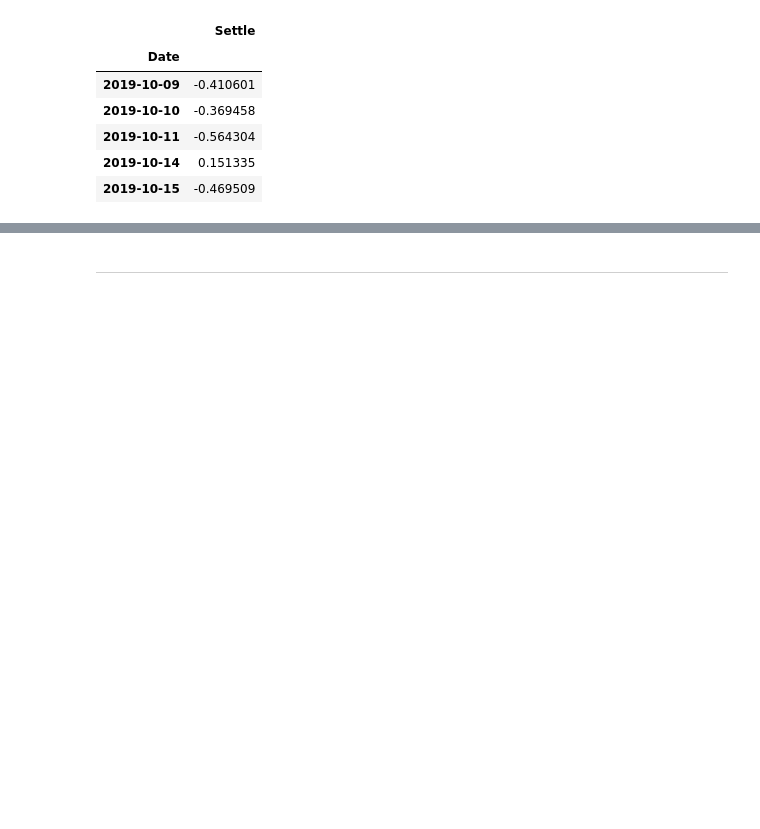
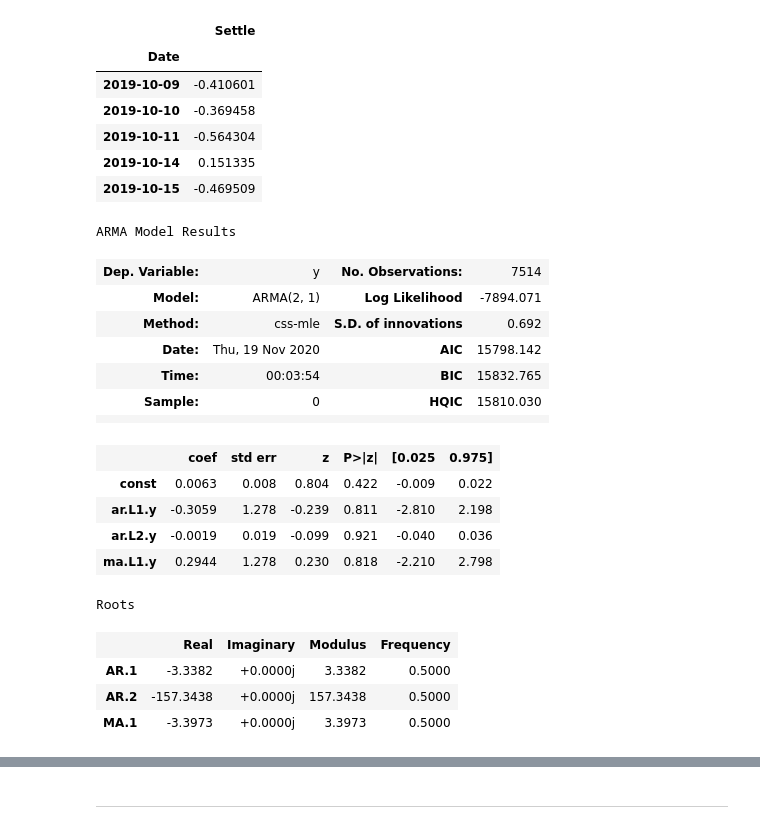
Before and after one commit to campbell8081/Unit10-TimeSeriesHW, a Jupyter notebook: time_series_analysis.ipynb, the cells around one changed output, grey strips where cells are left out. Drawn from its saved outputs; the diff is of its cells as text; code cells hidden in the pictures; blank space fills up the shorter version.

```diff
--- a/time_series_analysis.ipynb
+++ b/time_series_analysis.ipynb
@@ -140,6 +140,25 @@ model = ARMA(returns.values, order=(2,1))
 results = model.fit()
 # %%
 # Output model summary results:
-# YOUR CODE HERE!
+results.summary()
+# %% [output]
+ARMA Model Results
+| Dep. Variable: | y | No. Observations: | 7514 |
+| Model: | ARMA(2, 1) | Log Likelihood | -7894.071 |
+| Method: | css-mle | S.D. of innovations | 0.692 |
+| Date: | Thu, 19 Nov 2020 | AIC | 15798.142 |
+| Time: | 00:03:54 | BIC | 15832.765 |
+| Sample: | 0 | HQIC | 15810.030 |
+|  |  |  |  |
+|  | coef | std err | z | P>|z| | [0.025 | 0.975] |
+| const | 0.0063 | 0.008 | 0.804 | 0.422 | -0.009 | 0.022 |
+| ar.L1.y | -0.3059 | 1.278 | -0.239 | 0.811 | -2.810 | 2.198 |
+| ar.L2.y | -0.0019 | 0.019 | -0.099 | 0.921 | -0.040 | 0.036 |
+| ma.L1.y | 0.2944 | 1.278 | 0.230 | 0.818 | -2.210 | 2.798 |
+Roots
+|  | Real | Imaginary | Modulus | Frequency |
+| AR.1 | -3.3382 | +0.0000j | 3.3382 | 0.5000 |
+| AR.2 | -157.3438 | +0.0000j | 157.3438 | 0.5000 |
+| MA.1 | -3.3973 | +0.0000j | 3.3973 | 0.5000 |
 # %%
 # Plot the 5 Day Returns Forecast
```
Also changed, not shown: parts of 1 cell of this notebook.
